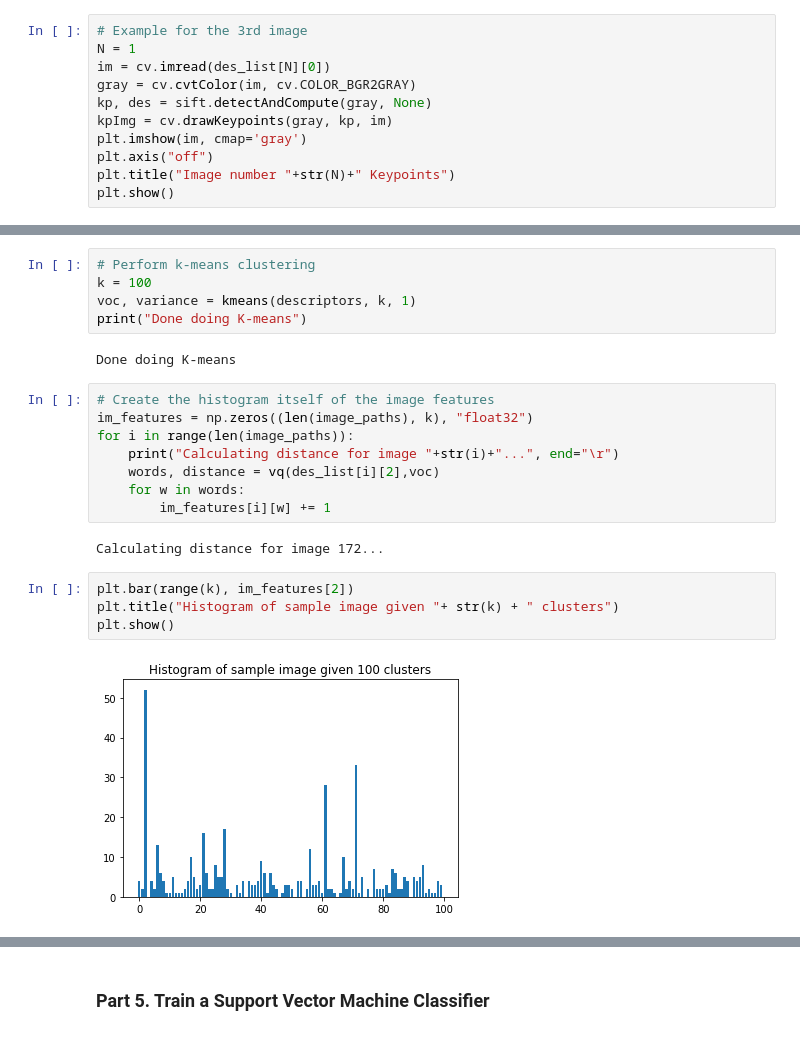
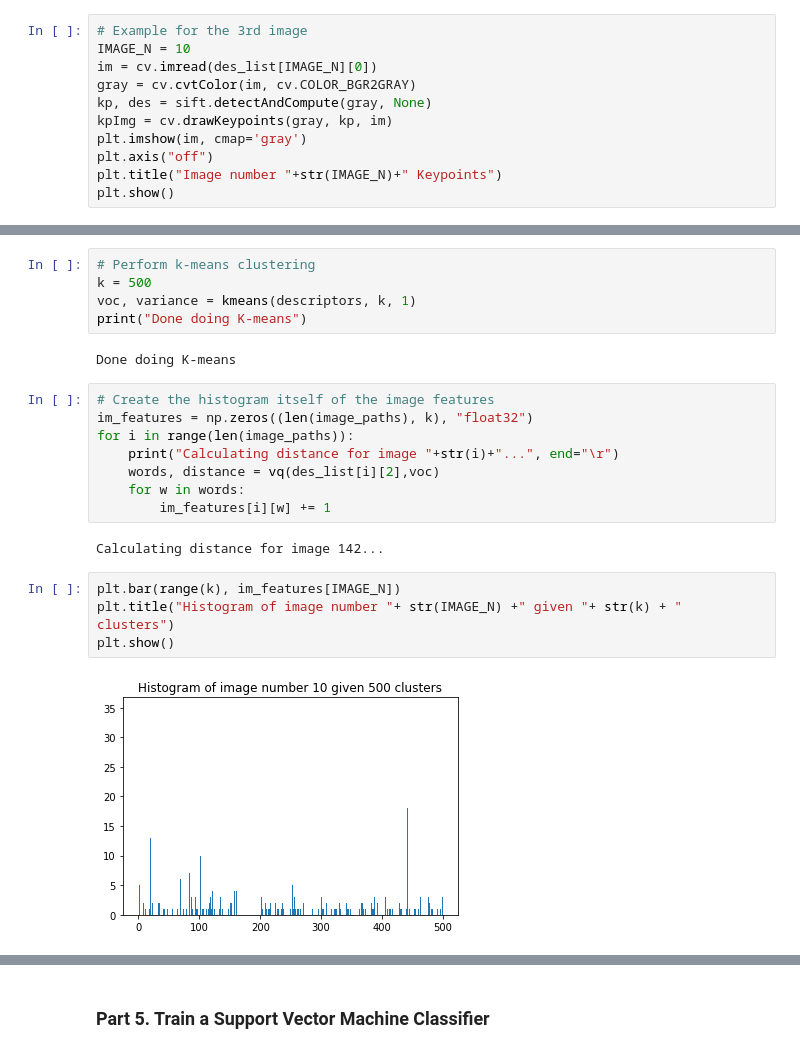
Before and after one commit to asciidiego/bag-of-visual-words, a Jupyter notebook: src/training.ipynb, the cells around one changed output, grey strips where cells are left out. Saved outputs shown, nothing was run; the diff lists cells and outputs as text.

```diff
--- a/src/training.ipynb
+++ b/src/training.ipynb
@@ -109,12 +116,12 @@ Done!lating for image [../data/upf/train_set//crab\image_0073.jpg]
 # %%
 # Example for the 3rd image
-N = 1
-im = cv.imread(des_list[N][0])
+IMAGE_N = 10
+im = cv.imread(des_list[IMAGE_N][0])
 gray = cv.cvtColor(im, cv.COLOR_BGR2GRAY)
 kp, des = sift.detectAndCompute(gray, None)
 kpImg = cv.drawKeypoints(gray, kp, im)
 plt.imshow(im, cmap='gray')
 plt.axis("off")
-plt.title("Image number "+str(N)+" Keypoints")
+plt.title("Image number "+str(IMAGE_N)+" Keypoints")
 plt.show()
 # %% [output]
@@ -139,7 +146,7 @@ pickle.dump(descriptors, open('descriptors.sav', 'wb'))
 ### Part 4. Apply K-means
 # %%
 # Perform k-means clustering
-k = 100
+k = 500
 voc, variance = kmeans(descriptors, k, 1)
 print("Done doing K-means")
 # %% [output]
@@ -153,10 +160,10 @@ for i in range(len(image_paths)):
     for w in words:
         im_features[i][w] += 1
 # %% [output]
-Calculating distance for image 172...
+Calculating distance for image 142...
 # %%
-plt.bar(range(k), im_features[2])
-plt.title("Histogram of sample image given "+ str(k) + " clusters")
+plt.bar(range(k), im_features[IMAGE_N])
+plt.title("Histogram of image number "+ str(IMAGE_N) +" given "+ str(k) + " clusters")
 plt.show()
 # %% [output]
-[figure, old version]
+[figure, new version]
```
Also changed, not shown: parts of 17 cells of this notebook, 4 other files.
